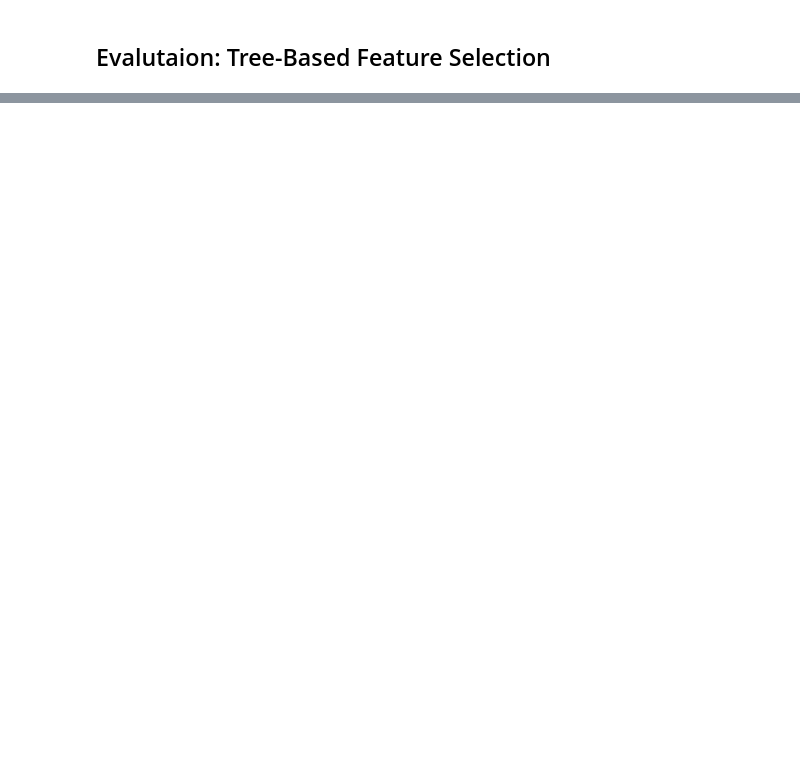
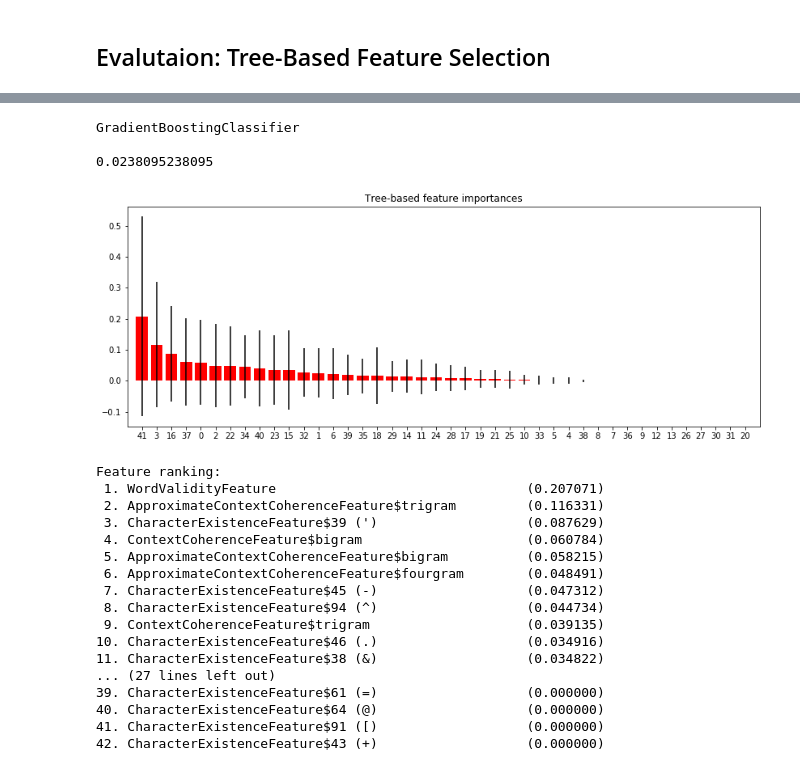
Before and after one commit to jie-mei/OCRrect, a Jupyter notebook: ocrrect-experiment/src/main/python/detect_evaluation.ipynb, the cells around one changed output, grey strips where cells are left out. Saved outputs shown, nothing was run; the diff lists cells and outputs as text; code cells hidden in the pictures; blank space fills up the shorter version.

```diff
--- a/ocrrect-experiment/src/main/python/detect_evaluation.ipynb
+++ b/ocrrect-experiment/src/main/python/detect_evaluation.ipynb
@@ -241 +495,25 @@ Feature ranking:
+# %%
+eval_feat_importances(get_clf('GSCV-GradBoost-2'))
+# %% [output]
+GradientBoostingClassifier
+
+0.0238095238095
+[figure, added]
+Feature ranking:
+ 1. WordValidityFeature                                (0.207071)
+ 2. ApproximateContextCoherenceFeature$trigram         (0.116331)
+ 3. CharacterExistenceFeature$39 (')                   (0.087629)
+ 4. ContextCoherenceFeature$bigram                     (0.060784)
+ 5. ApproximateContextCoherenceFeature$bigram          (0.058215)
+ 6. ApproximateContextCoherenceFeature$fourgram        (0.048491)
+ 7. CharacterExistenceFeature$45 (-)                   (0.047312)
+ 8. CharacterExistenceFeature$94 (^)                   (0.044734)
+ 9. ContextCoherenceFeature$trigram                    (0.039135)
+10. CharacterExistenceFeature$46 (.)                   (0.034916)
+11. CharacterExistenceFeature$38 (&)                   (0.034822)
+... (27 lines left out)
+39. CharacterExistenceFeature$61 (=)                   (0.000000)
+40. CharacterExistenceFeature$64 (@)                   (0.000000)
+41. CharacterExistenceFeature$91 ([)                   (0.000000)
+42. CharacterExistenceFeature$43 (+)                   (0.000000)
 # %%
```
Also changed, not shown: parts of 27 cells of this notebook, 41 other files.
